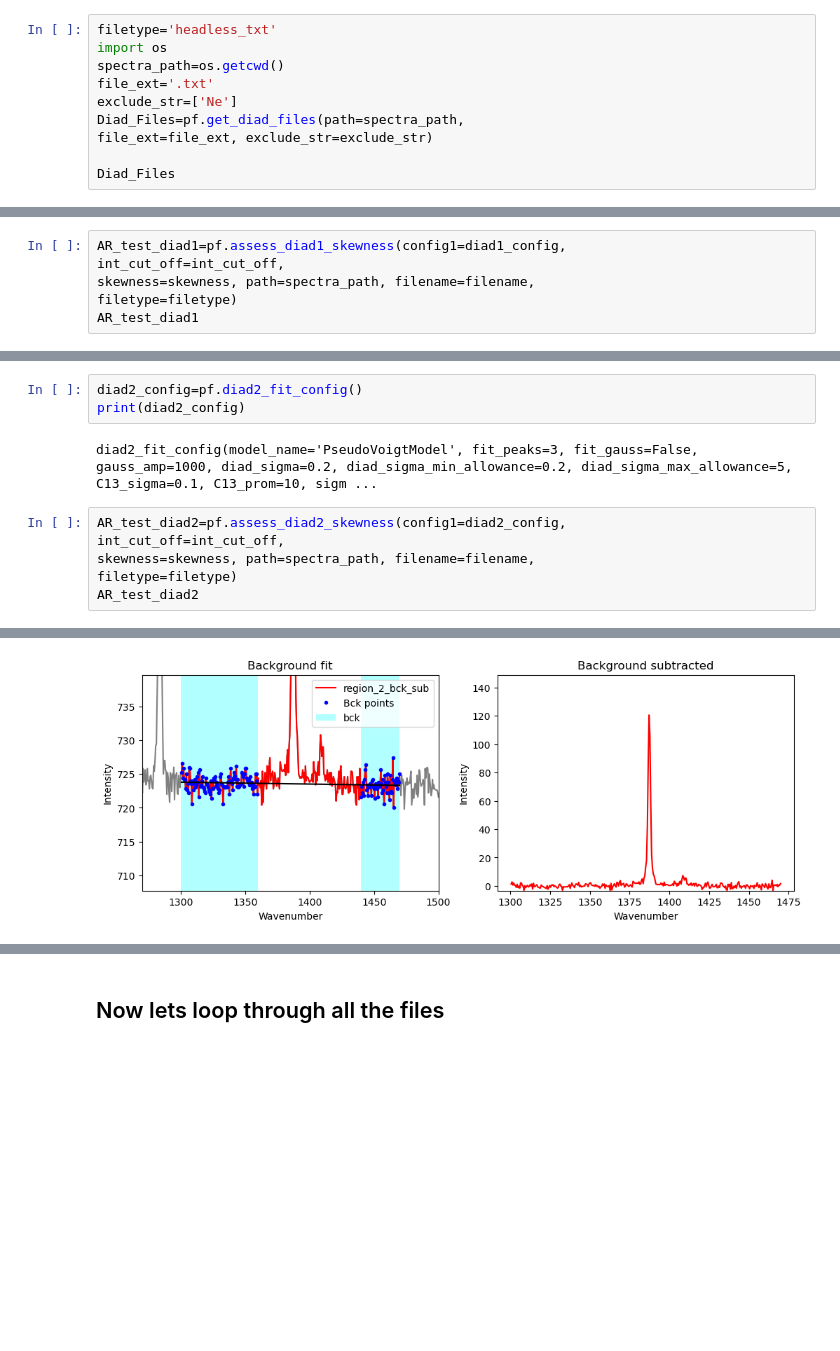
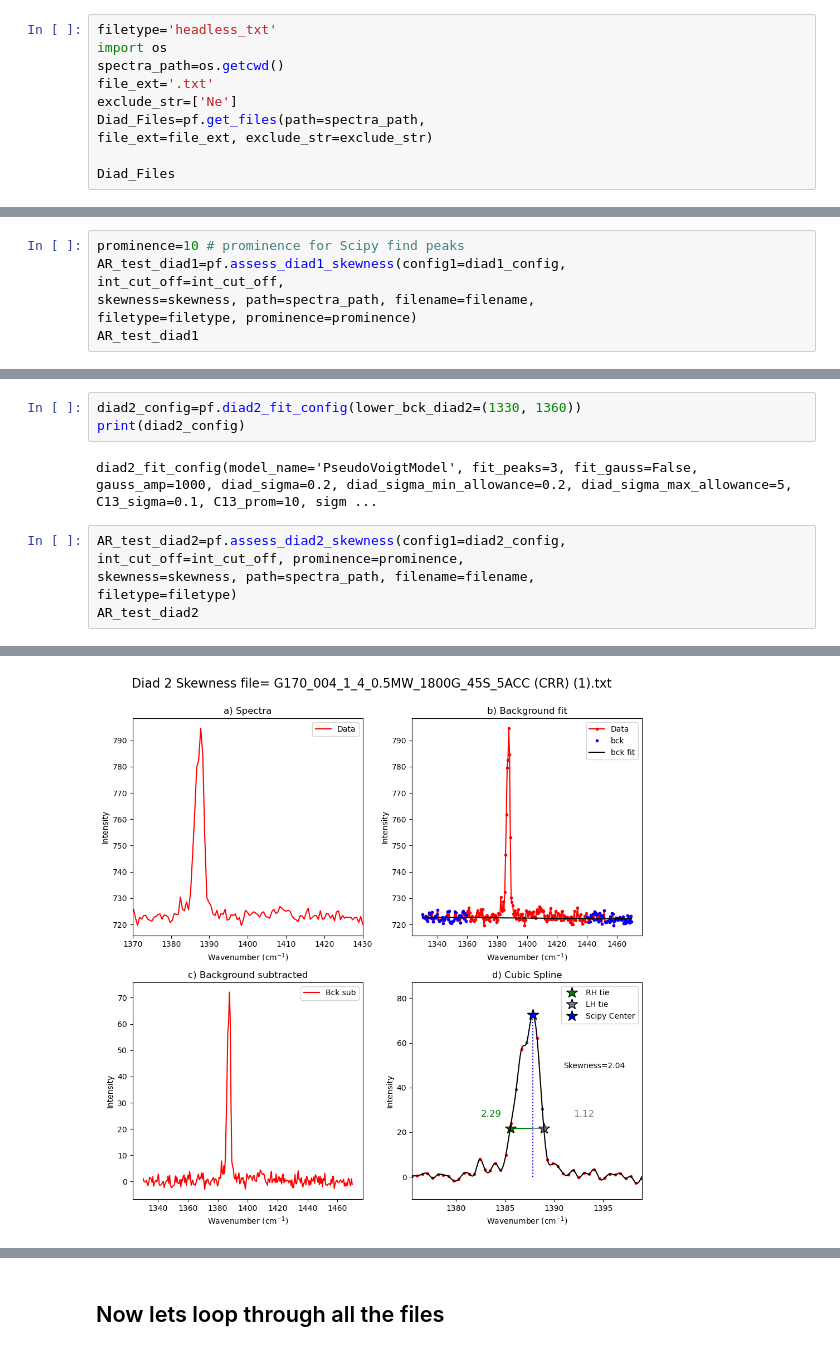
Before and after one commit to PennyWieser/DiadFit, a Jupyter notebook: docs/Examples/Example3_Peak_Assymetry/Asessing_Diad_Skewness.ipynb, the cells around one changed output, grey strips where cells are left out. Saved outputs shown, nothing was run; the diff lists cells and outputs as text; blank space fills up the shorter version.

```diff
--- a/docs/Examples/Example3_Peak_Assymetry/Asessing_Diad_Skewness.ipynb
+++ b/docs/Examples/Example3_Peak_Assymetry/Asessing_Diad_Skewness.ipynb
@@ -15,7 +17,7 @@ import os
 spectra_path=os.getcwd()
 file_ext='.txt'
 exclude_str=['Ne']
-Diad_Files=pf.get_diad_files(path=spectra_path,
+Diad_Files=pf.get_files(path=spectra_path,
 file_ext=file_ext, exclude_str=exclude_str)
 
 Diad_Files
@@ -42,10 +44,11 @@ diad1_fit_config(model_name='PseudoVoigtModel', fit_peaks=2, fit_gauss=False, ga
 # %% [markdown]
 ## Try these parameters for Diad1
 # %%
+prominence=10 # prominence for Scipy find peaks
 AR_test_diad1=pf.assess_diad1_skewness(config1=diad1_config,
 int_cut_off=int_cut_off,
 skewness=skewness, path=spectra_path, filename=filename,
-filetype=filetype)
+filetype=filetype, prominence=prominence)
 AR_test_diad1
 # %% [output]
 |  | filename | Skewness_diad1 | LHS_tie_diad1 | RHS_tie_diad1 |
@@ -54,13 +57,13 @@ AR_test_diad1
 # %% [markdown]
 ## Try these parameters for diad2
 # %%
-diad2_config=pf.diad2_fit_config()
+diad2_config=pf.diad2_fit_config(lower_bck_diad2=(1330, 1360))
 print(diad2_config)
 # %% [output]
 diad2_fit_config(model_name='PseudoVoigtModel', fit_peaks=3, fit_gauss=False, gauss_amp=1000, diad_sigma=0.2, diad_sigma_min_allowance=0.2, diad_sigma_max_allowance=5, C13_sigma=0.1, C13_prom=10, sigm ...
 # %%
 AR_test_diad2=pf.assess_diad2_skewness(config1=diad2_config,
-int_cut_off=int_cut_off,
+int_cut_off=int_cut_off, prominence=prominence,
 skewness=skewness, path=spectra_path, filename=filename,
 filetype=filetype)
 AR_test_diad2
@@ -70 +73 @@ AR_test_diad2
-[figure, old version]
+[figure, new version]
```
Also changed, not shown: parts of 9 cells of this notebook, 28 other files.
